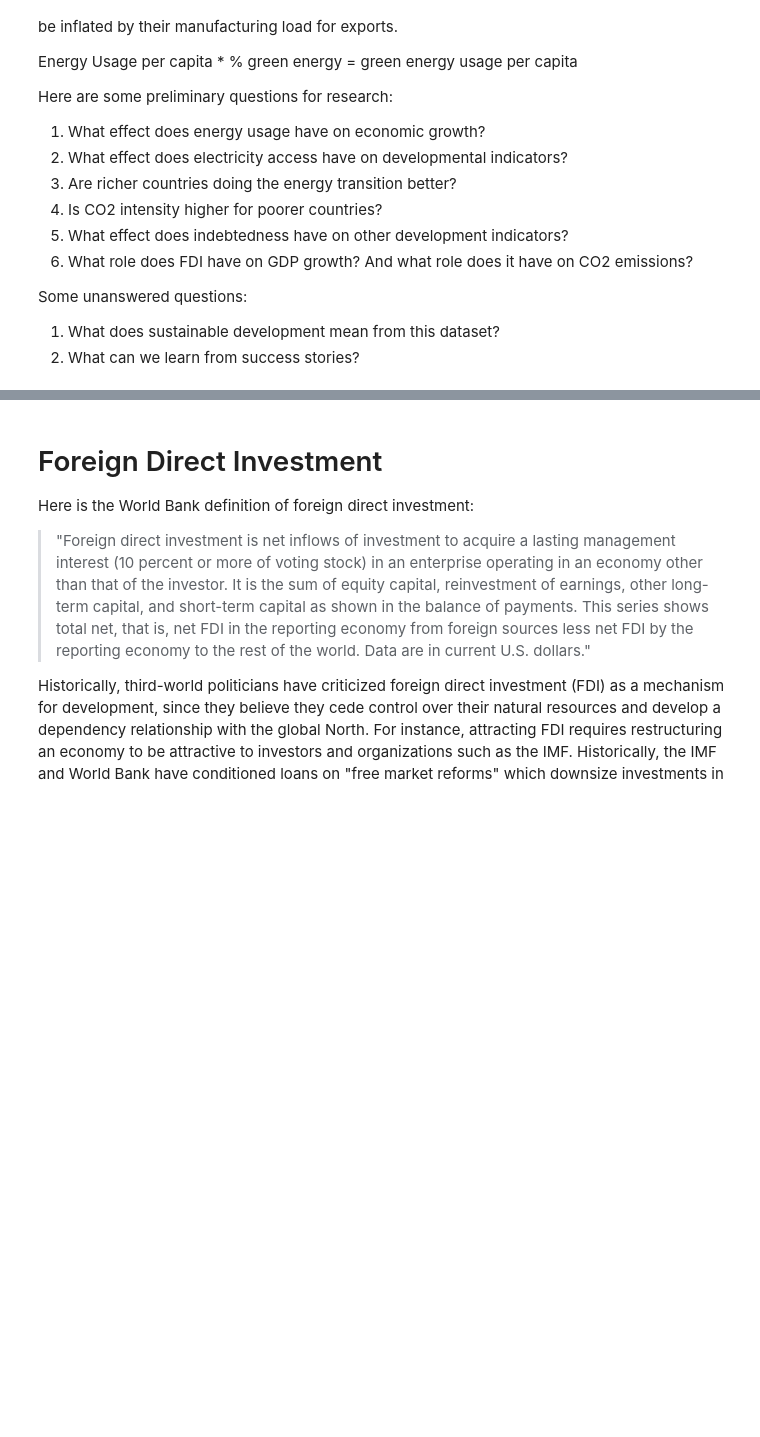
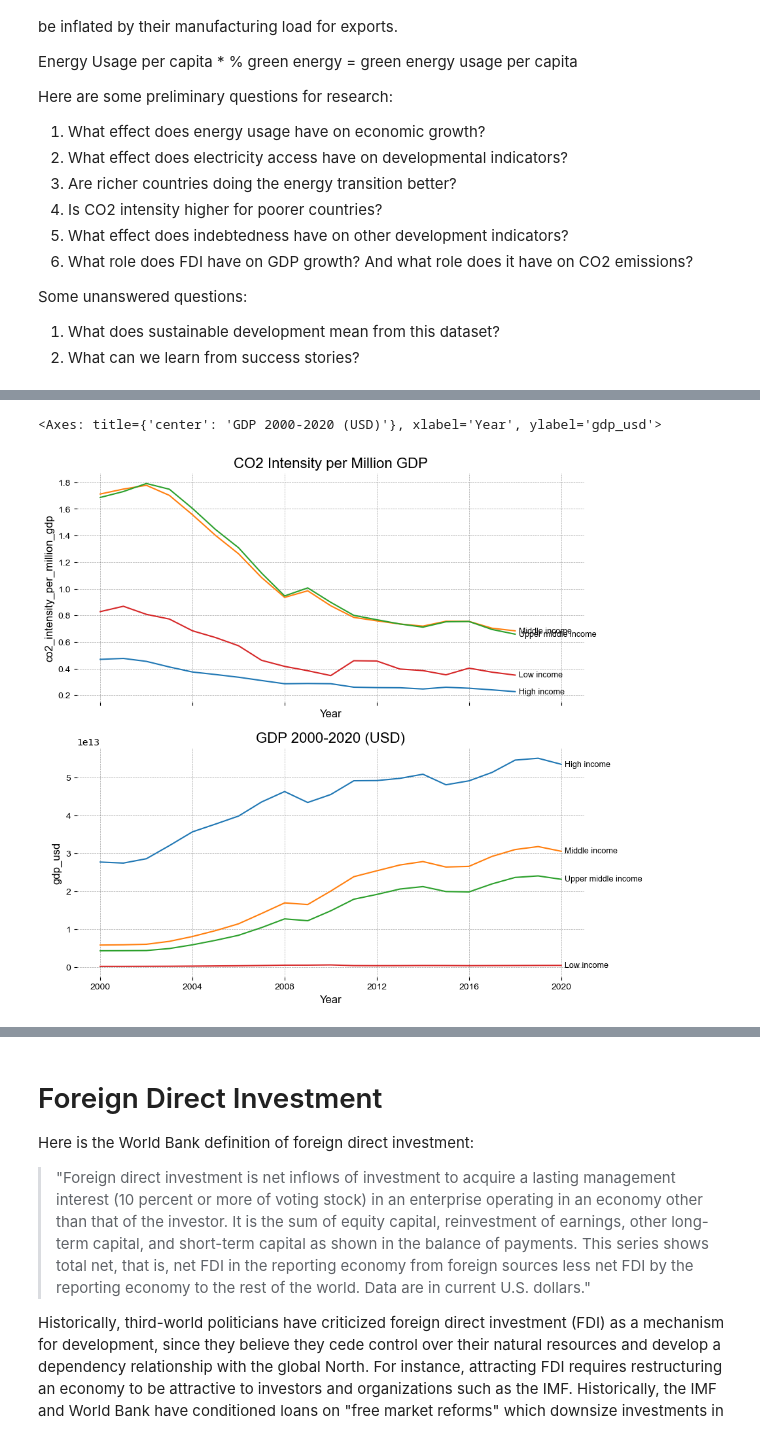
Before and after one commit to ruizhuu/development-emissions, a Jupyter notebook: main.ipynb, the cells around one changed output, grey strips where cells are left out. Saved outputs shown, nothing was run; the diff lists cells and outputs as text; code cells hidden in the pictures; blank space fills up the shorter version.

```diff
--- a/main.ipynb
+++ b/main.ipynb
@@ -192,0 +202,8 @@ Do poorer countries emit more? Are emissions correlated with GDP growth?
+# %%
+fig, (ax1, ax2) = plt.subplots(2, 1, figsize = (10, 10), sharex=True)
+
+lineGraph('co2_intensity_per_million_gdp', high_low_middle, high_low_middle, "CO2 Intensity per Million GDP", ax = ax1)
+lineGraph("gdp_usd", high_low_middle, high_low_middle, "GDP 2000-2020 (USD)", ax = ax2)
+# %% [output]
+<Axes: title={'center': 'GDP 2000-2020 (USD)'}, xlabel='Year', ylabel='gdp_usd'>
+[figure, added]
```
Also changed, not shown: parts of 11 cells of this notebook.
